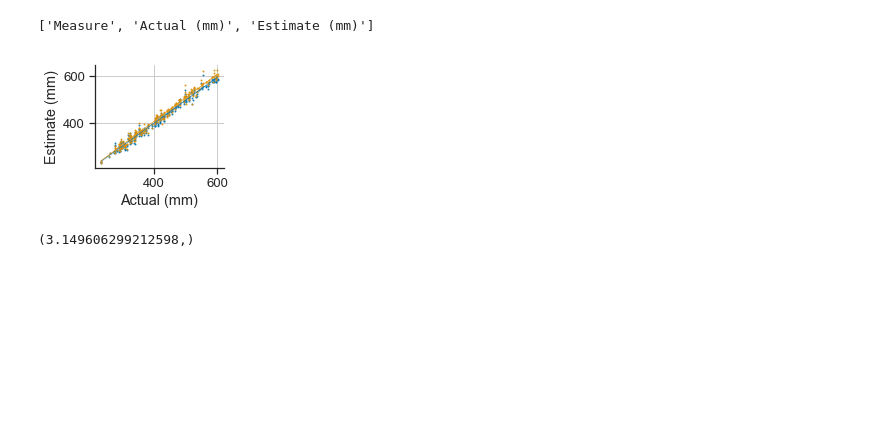
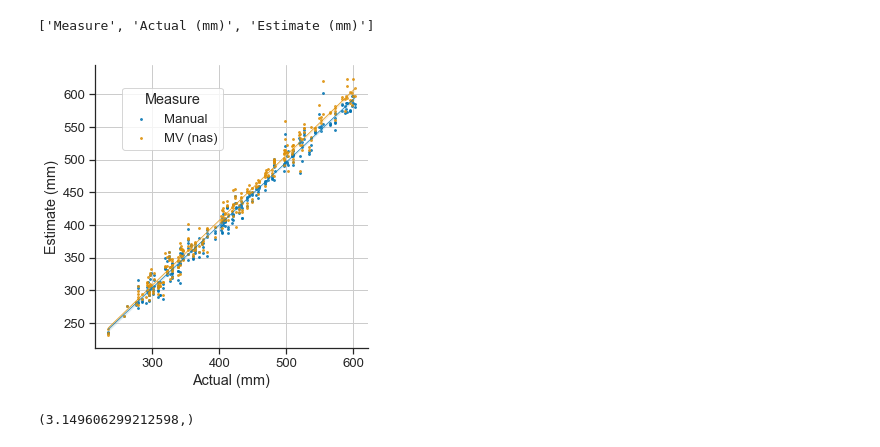
Before and after one commit to gmonkman/python, a Jupyter notebook: jupyter/mv_graph_length_simple.ipynb, the cells around one changed output. Drawn from its saved outputs; the diff is of its cells as text; code cells hidden in the pictures; blank space fills up the shorter version.

```diff
--- a/jupyter/mv_graph_length_simple.ipynb
+++ b/jupyter/mv_graph_length_simple.ipynb
@@ -5,35 +5,23 @@ import matplotlib.pyplot as plt
 import pandas as pd
 import numpy as np
 from dblib import mssql
+from plotlib.mplfuncs import FigWidthsInch as Size
 %matplotlib inline
+
+
+W = Size.single_col.value
+H = W
+
 sns.set()
 
 #grey = ["#FFFFFF", "#999999", "#666666", "#333333", "#000000"]
 grey = ["#FFFFFF", "#AAAAAA"]
 
-sns.set(font="Times New Roman", font_scale=1.2, rc={"lines.linewidth": 0.4})
+sns.set(font="Times New Roman", font_scale=1.2, rc={"lines.linewidth": 0.5, "figure.figsize":(W,H)})
 
 sns.set_palette(sns.color_palette("colorblind"))
 sns.set_style('ticks', rc={'axes.grid':True})
-
-#sns.set_style('ticks')
-
-def cm2inch(*tupl):
-    '''(tuple) -> tuple
-    matplotlib uses inches for figsize,
-    this wll convert inches to cm
-
-    Example:
-    >>>plt.figure(figsize=cm2inch(12.8, 9.6))
-    '''
-    inch = 2.54
-    if isinstance(tupl, (float, int)):
-        return tuple/inch
-
-    if isinstance(tupl[0], tuple):
-        return tuple(i/inch for i in tupl[0])
-    else:
-        return tuple(i/inch for i in tupl)
+print('DONE')
 # %%
 #mv_graph_length_simple.sql
 sql="select distinct 'Manual' as Measure ,tl_mm as [Actual (mm)] ,persp_corr_iter_profile_tridist_mm as [Estimate (mm)] from v_mv_detections where transform = 'None' union select distinct 'MV (nas)' as Measure ,tl_mm as [Actual (mm)] ,nas_persp_corr_iter_profile_tridist_mm as [Estimate (mm)] from v_mv_detections where transform = 'None'"
@@ -43,15 +31,16 @@ list(df)
 # %% [output]
 ['Measure', 'Actual (mm)', 'Estimate (mm)']
 # %%
-h=cm2inch(6)
-#3.14
+g = sns.lmplot(x="Actual (mm)", y="Estimate (mm)", hue="Measure",
+               truncate=True, x_ci="ci",
+               data=df, markers=[".","."], scatter_kws={"s": 14}, legend=None)
 
-g = sns.lmplot(x="Actual (mm)", y="Estimate (mm)", hue="Measure",
-               truncate=True, height=2.5, aspect=1.2, x_ci="ci",
-               data=df, markers=[".","."], scatter_kws={"s": 4}, legend=None)
-plt.savefig('C:/Users/Graham Monkman/OneDrive/Documents/PHD/My Papers/Fiducial_machine_vision_estimates/images/mv_graph_length_simple.jpg', dpi=500)
+plt.legend(loc=(0.1,0.7), title='Measure')
+
+plt.savefig('C:/Users/Graham Monkman/OneDrive/Documents/PHD/My Papers/Fiducial_machine_vision_estimates/images/mv_graph_length_simple.jpg')
+plt.savefig('C:/Users/Graham Monkman/OneDrive/Documents/PHD/My Papers/Fiducial_machine_vision_estimates/images/mv_graph_length_simple.svg', dpi=500)
 # %% [output]
-[figure, old version]
+[figure, new version]
 # %%
 sql="select distinct 'Manual' as Measure ,tl_mm as [Actual (mm)] ,persp_corr_iter_profile_tridist_mm - tl_mm as [Error (mm)] from v_mv_detections where transform = 'None' union select distinct 'MV (nas)' as Measure ,tl_mm as [TL (mm)] ,nas_persp_corr_iter_profile_tridist_mm - tl_mm as [Error (mm)] from v_mv_detections where transform = 'None'"
 with mssql.Conn('imagedb', '(local)') as cnn:
```
Also changed, not shown: 10 other files.
